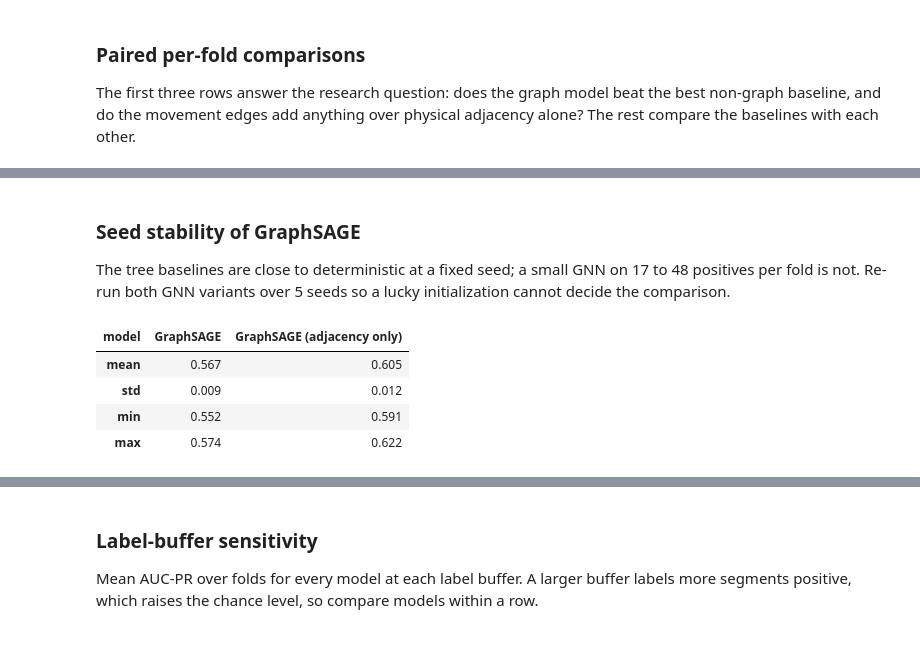
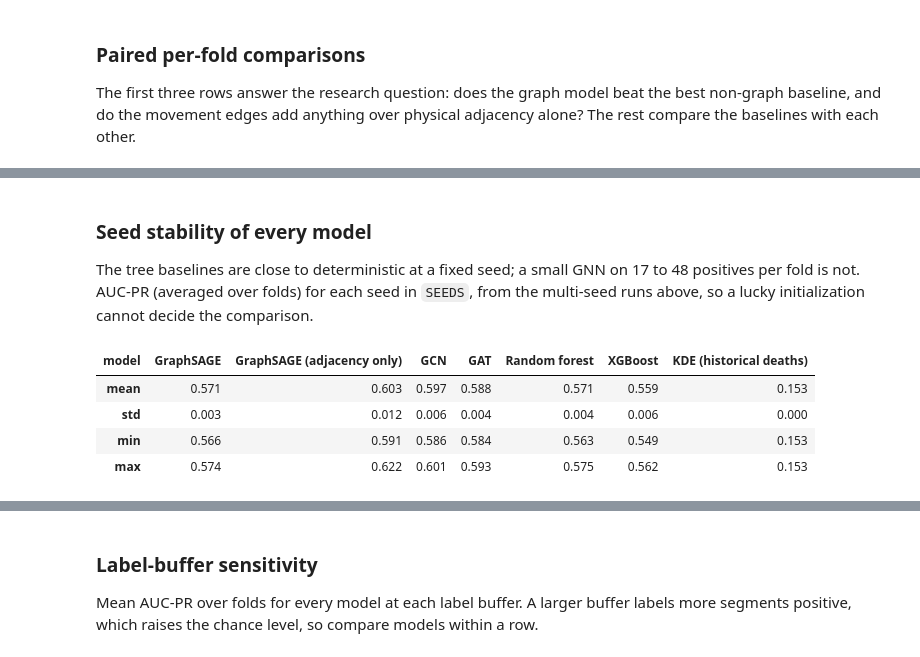
Before and after one commit to JerRMartin/Graph-Based-Risk-Mapping, a Jupyter notebook: notebooks/notebook.ipynb, the cells around one changed output, grey strips where cells are left out. Cells and saved outputs as stored; diff of their text form; code cells hidden in the pictures.

```diff
--- a/notebooks/notebook.ipynb
+++ b/notebooks/notebook.ipynb
@@ -746,21 +747,22 @@ All GNNs are transductive: message passing sees every node's *features* (includi
 # %% [markdown]
 ### Non-graph baselines
 # %%
-def fit_rf(tr, te, y):
-    seed_everything(SEED)   # re-seed before each fit so results do not depend on call order
-    m = RandomForestClassifier(**RF_PARAMS).fit(X.values[tr], y[tr])
+def fit_rf(tr, te, y, seed=SEED):
+    seed_everything(seed)   # re-seed before each fit so results do not depend on call order
+    m = RandomForestClassifier(**{**RF_PARAMS, "random_state": seed}).fit(X.values[tr], y[tr])
     return m.predict_proba(X.values[te])[:, 1]
 
 
-def fit_xgb(tr, te, y):
-    seed_everything(SEED)
+def fit_xgb(tr, te, y, seed=SEED):
+    seed_everything(seed)
     spw = (y[tr] == 0).sum() / max(1, (y[tr] == 1).sum())   # class ratio of the training folds
-    m = XGBClassifier(**XGB_PARAMS, scale_pos_weight=spw).fit(X.values[tr], y[tr])
+    m = XGBClassifier(**{**XGB_PARAMS, "random_state": seed}, scale_pos_weight=spw).fit(X.values[tr], y[tr])
     return m.predict_proba(X.values[te])[:, 1]
 
 
-def fit_kde(tr, te, y):
-    """Density of training-fold deaths at each test segment's midpoint (log density; not a probability)."""
+def fit_kde(tr, te, y, seed=SEED):
+    """Density of training-fold deaths at each test segment's midpoint (log density; not a probability).
+    Deterministic: `seed` is accepted only so every model has the same signature."""
     train_deaths = death_xy[np.isin(death_fold, np.unique(fold_of_seg[tr]))]
     kde = KernelDensity(bandwidth=KDE_BANDWIDTH).fit(train_deaths)
     return kde.score_samples(np.c_[segs.mid_x.values[te], segs.mid_y.values[te]])
@@ -965,12 +988,11 @@ def run_cv(y, models=MODELS, oof=None):
 # %% [markdown]
 ### Main results: all models, same folds, primary buffer
 # %%
-OOF = {}                                    # model -> out-of-fold score per segment
-cv = run_cv(y_all, oof=OOF)
-agg = cv.groupby("model")[metric_cols].agg(["mean", "std"]).loc[list(MODELS)]
-results = pd.DataFrame({c: agg[c]["mean"].map("{:.3f}".format) + " ± " + agg[c]["std"].map("{:.3f}".format)
-                        for c in metric_cols}).replace("nan ± nan", "n/a")
-print(f"Label buffer: {PRIMARY_BUFFER} m | mean positive rate across folds (random-scorer AUC-PR): "
+OOF = {}                                    # model -> out-of-fold score per segment (first seed)
+cv = run_cv_seeds(y_all, oof=OOF)           # one row per seed x fold x model
+results, cv_by_fold, cv_by_seed = summarize_seeds(cv)
+print(f"Label buffer: {PRIMARY_BUFFER} m | seeds {SEEDS} | mean positive rate across folds (random-scorer AUC-PR): "
       f"{cv.groupby('fold').positive_rate.first().mean():.3f}")
+print("mean over seeds and folds ± std over folds (seed-averaged); seed sd = std over seeds of the fold-averaged score")
 results
 # %% [output]
@@ -1031,20 +1067,13 @@ pd.DataFrame({"mean diff": paired.mean(), "std": paired.std(),
 # %% [markdown]
-### Seed stability of GraphSAGE
+### Seed stability of every model
 The tree baselines are close to deterministic at a fixed seed; a small GNN on 17 to 48 positives per fold is
-not. Re-run both GNN variants over 5 seeds so a lucky initialization cannot decide the comparison.
+not. AUC-PR (averaged over folds) for each seed in `SEEDS`, from the multi-seed runs above, so a lucky
+initialization cannot decide the comparison.
 # %%
-seed_rows = []
-for s in range(5):
-    for f in range(N_FOLDS):
-        te = np.where(fold_of_seg == f)[0]; tr = np.where(fold_of_seg != f)[0]
-        for name, A in [("GraphSAGE", A_MOV), ("GraphSAGE (adjacency only)", A_EMPTY)]:
-            seed_rows.append({"seed": s, "fold": f, "model": name,
-                              "AUC-PR": average_precision_score(y_all[te], fit_sage(tr, te, y_all, A, seed=s))})
-seed_df = pd.DataFrame(seed_rows)
-seed_df.groupby(["model", "seed"])["AUC-PR"].mean().unstack("model").agg(["mean", "std", "min", "max"]).round(3)
+cv_by_seed["AUC-PR"].unstack("model")[list(MODELS)].agg(["mean", "std", "min", "max"]).round(3)
 # %% [output]
-| model | GraphSAGE | GraphSAGE (adjacency only) |
-| mean | 0.567 | 0.605 |
-| std | 0.009 | 0.012 |
-| min | 0.552 | 0.591 |
-| max | 0.574 | 0.622 |
+| model | GraphSAGE | GraphSAGE (adjacency only) | GCN | GAT | Random forest | XGBoost | KDE (historical deaths) |
+| mean | 0.571 | 0.603 | 0.597 | 0.588 | 0.571 | 0.559 | 0.153 |
+| std | 0.003 | 0.012 | 0.006 | 0.004 | 0.004 | 0.006 | 0.000 |
+| min | 0.566 | 0.591 | 0.586 | 0.584 | 0.563 | 0.549 | 0.153 |
+| max | 0.574 | 0.622 | 0.601 | 0.593 | 0.575 | 0.562 | 0.153 |
```
Also changed, not shown: parts of 19 cells of this notebook.
